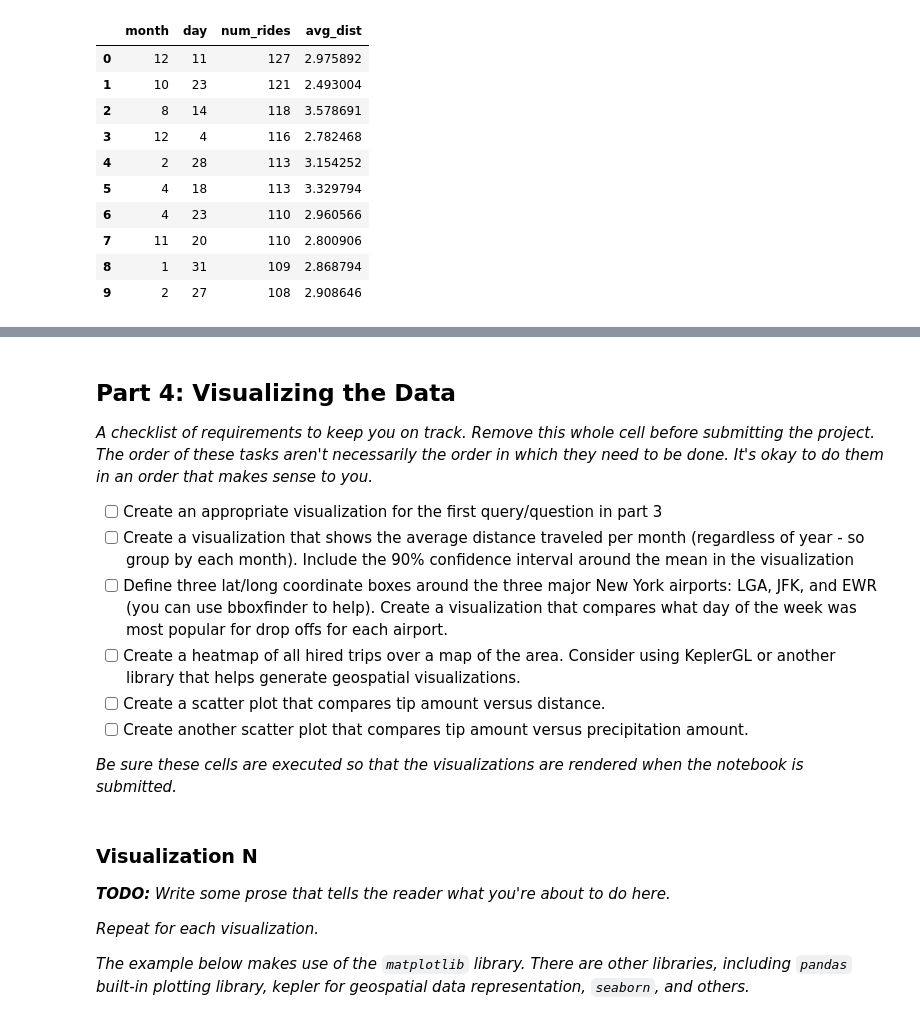
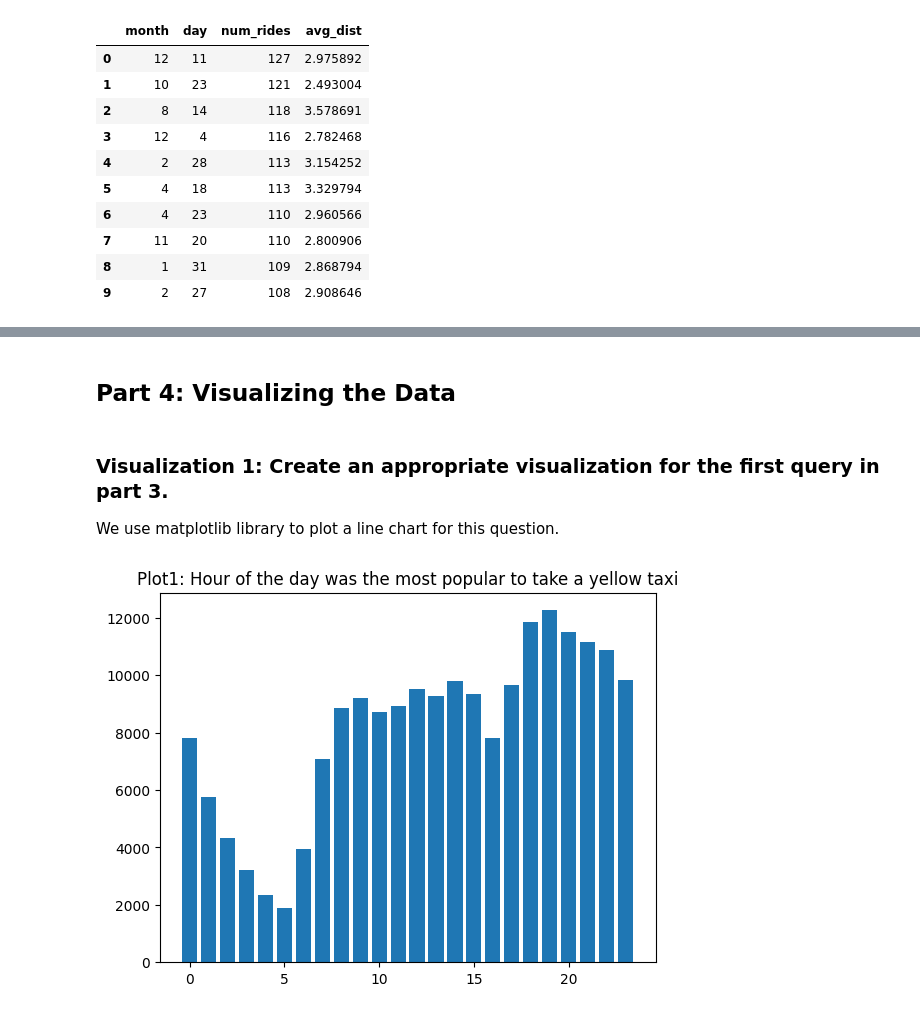
Before and after one commit to Zhizhen-dev/4501-final-project, a Jupyter notebook: project.ipynb, the cells around one changed output, grey strips where cells are left out. Cells and saved outputs as stored; diff of their text form; code cells hidden in the pictures.

```diff
--- a/project.ipynb
+++ b/project.ipynb
@@ -751,45 +813,23 @@ write_query_to_file(QUERY_4, outfile4)
 # %% [markdown]
 ## Part 4: Visualizing the Data
-
-_A checklist of requirements to keep you on track. Remove this whole cell before submitting the project. The order of these tasks aren't necessarily the order in which they need to be done. It's okay to do them in an order that makes sense to you._
-
-* [ ] Create an appropriate visualization for the first query/question in part 3
-* [ ] Create a visualization that shows the average distance traveled per month (regardless of year - so group by each month). Include the 90% confidence interval around the mean in the visualization
-* [ ] Define three lat/long coordinate boxes around the three major New York airports: LGA, JFK, and EWR (you can use bboxfinder to help). Create a visualization that compares what day of the week was most popular for drop offs for each airport.
-* [ ] Create a heatmap of all hired trips over a map of the area. Consider using KeplerGL or another library that helps generate geospatial visualizations.
-* [ ] Create a scatter plot that compares tip amount versus distance.
-* [ ] Create another scatter plot that compares tip amount versus precipitation amount.
-
-_Be sure these cells are executed so that the visualizations are rendered when the notebook is submitted._
 # %% [markdown]
-### Visualization N
-
-_**TODO:** Write some prose that tells the reader what you're about to do here._
-
-_Repeat for each visualization._
-
-_The example below makes use of the `matplotlib` library. There are other libraries, including `pandas` built-in plotting library, kepler for geospatial data representation, `seaborn`, and others._
+### Visualization 1: Create an appropriate visualization for the first query in part 3.
+We use matplotlib library to plot a line chart for this question.
 # %%
-# use a more descriptive name for your function
-def plot_visual_n(dataframe):
-    figure, axes = plt.subplots(figsize=(20, 10))
-
-    values = "..."  # use the dataframe to pull out values needed to plot
-
-    # you may want to use matplotlib to plot your visualizations;
-    # there are also many other plot types (other
-    # than axes.plot) you can use
-    axes.plot(values, "...")
-    # there are other methods to use to label your axes, to style
-    # and set up axes labels, etc
-    axes.set_title("Some Descriptive Title")
-
-    plt.show()
+# get dataset which is used to plot for question 1
+def data_for_visual_q1():
+    dataframe = QUERY_1_1
+    return dataframe
 # %%
-def get_data_for_visual_n():
-    # Query SQL database for the data needed.
-    # You can put the data queried into a pandas dataframe, if you wish
-    raise NotImplemented()
+#define function for question 1
+def plot_question1(dataframe):
+    plt.title("Plot1: Hour of the day was the most popular to take a yellow taxi")
+    x = dataframe['hour']
+    y = dataframe['counts']
+    plt.bar(x,y)
 # %%
-some_dataframe = get_data_for_visual_n()
-plot_visual_n(some_dataframe)
+# plot a line chart
+num_rides_hour_a_day = data_for_visual_q1()
+plot_question1(num_rides_hour_a_day)
+# %% [output]
+[figure, added]
```
Also changed, not shown: parts of 36 cells of this notebook.
